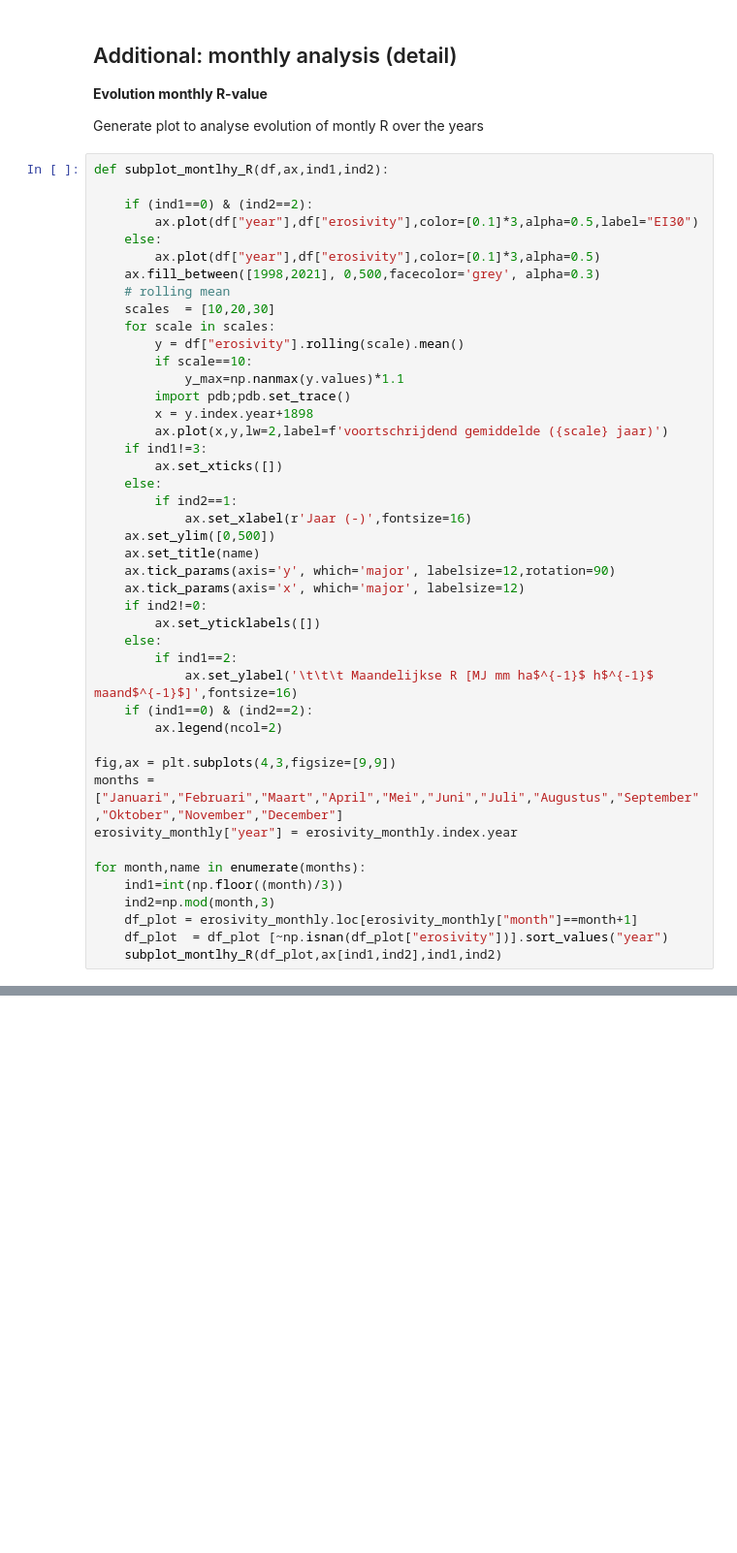
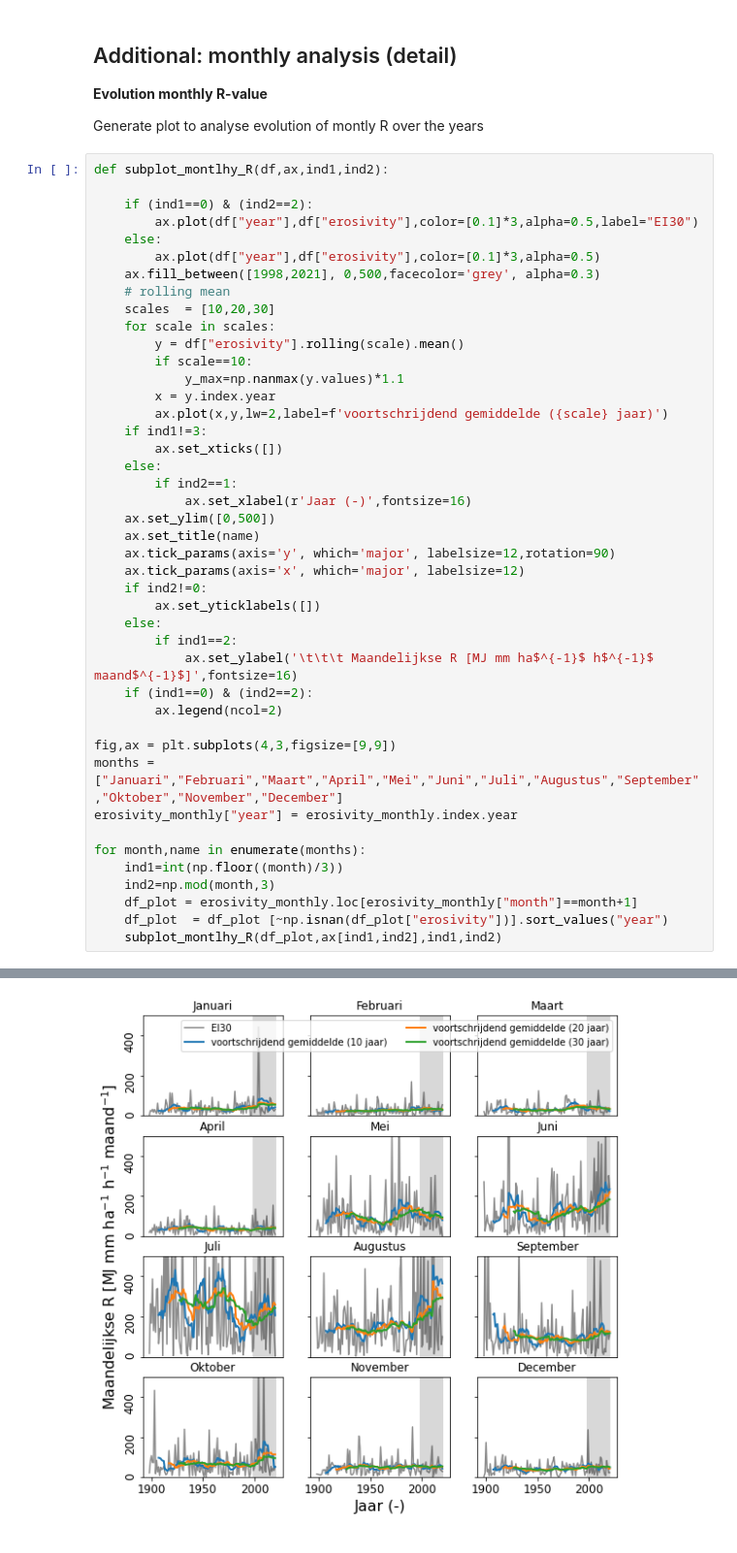
Before and after one commit to watem-sedem/rfactor, a Jupyter notebook: docs/notebooks/analysis_flanders.ipynb, the cells around one changed output, grey strips where cells are left out. Shown at 97% size. Saved outputs shown, nothing was run; the diff lists cells and outputs as text; blank space fills up the shorter version.

```diff
--- a/docs/notebooks/analysis_flanders.ipynb
+++ b/docs/notebooks/analysis_flanders.ipynb
@@ -347,8 +347,7 @@ def subplot_montlhy_R(df,ax,ind1,ind2):
         y = df["erosivity"].rolling(scale).mean()
         if scale==10:
             y_max=np.nanmax(y.values)*1.1
-        import pdb;pdb.set_trace()
-        x = y.index.year+1898
+        x = y.index.year
         ax.plot(x,y,lw=2,label=f'voortschrijdend gemiddelde ({scale} jaar)')
     if ind1!=3:
         ax.set_xticks([])
@@ -392,0 +380 @@ Int64Index([1898, 1899, 1900, 1901, 1902, 1903, 1904, 1905, 1906, 1907,
+[figure, added]
```
Also changed, not shown: parts of 1 cell of this notebook.
